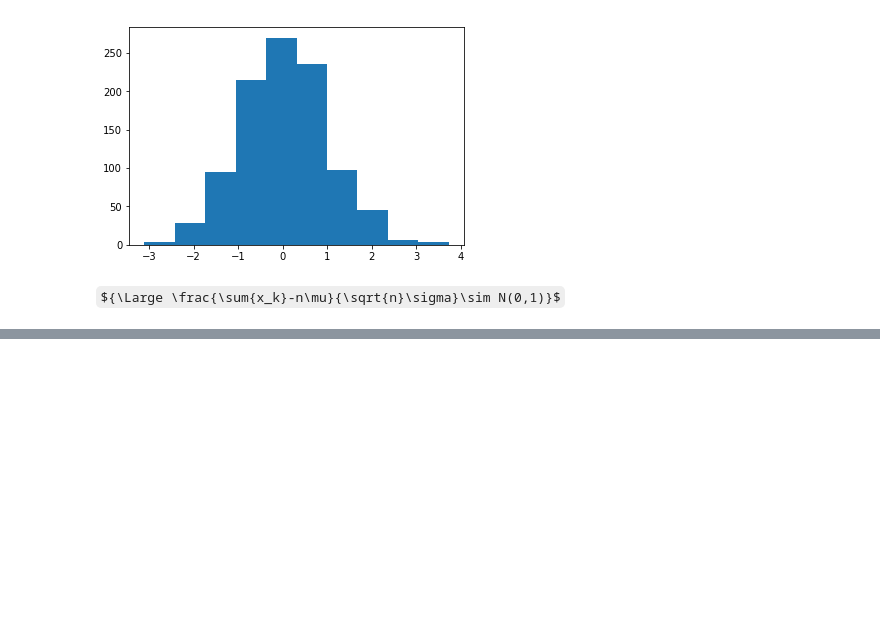
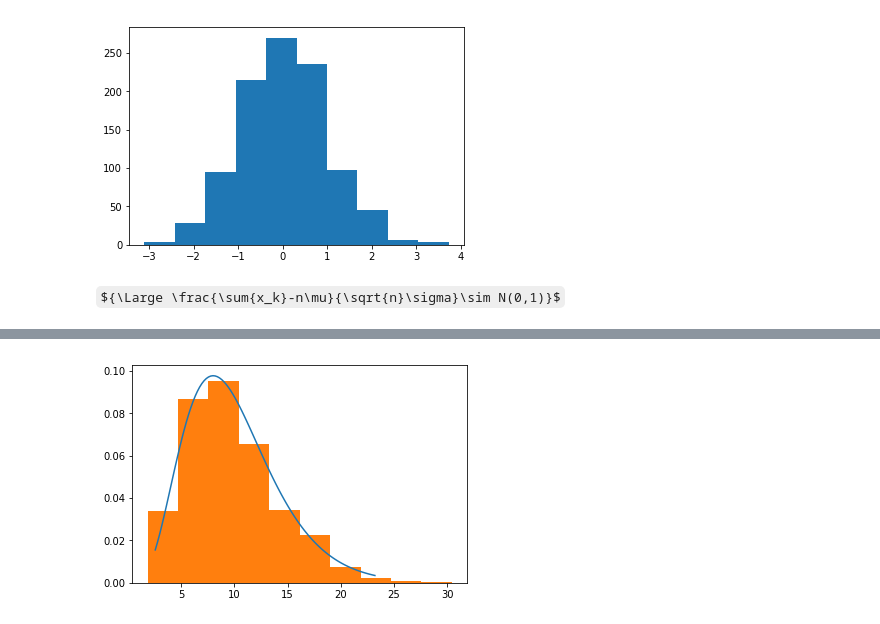
Before and after one commit to lynn0503/Notes-backup, a Jupyter notebook: Probability and Statistics.ipynb, the cells around one changed output, grey strips where cells are left out. Saved outputs shown, nothing was run; the diff lists cells and outputs as text; code cells hidden in the pictures; some formulas as TeX source; blank space fills up the shorter version.

```diff
--- a/Probability and Statistics.ipynb
+++ b/Probability and Statistics.ipynb
@@ -350,0 +358,18 @@ plt.show()
+# %%
+# 卡方分布，正态分布的随机变量的平方和服从卡方分布,自由度为选取的随机变量的个数
+fig,ax=plt.subplots(1,1)
+df_chi2=10
+x=np.linspace(chi2.ppf(0.01,df_chi2),chi2.ppf(0.99,df_chi2),100)
+ax.plot(x,chi2.pdf(x,df_chi2))
+y=[]
+n=10
+for i in range(1000):
+    chi2r=0
+    r=N.rvs(size=n)
+    for j in range(n):
+        chi2r=chi2r+r[j]**2
+    y.append(chi2r)
+ax.hist(y,density=True)
+plt.show()
+# %% [output]
+[figure, added]
```
Also changed, not shown: parts of 7 cells of this notebook.
